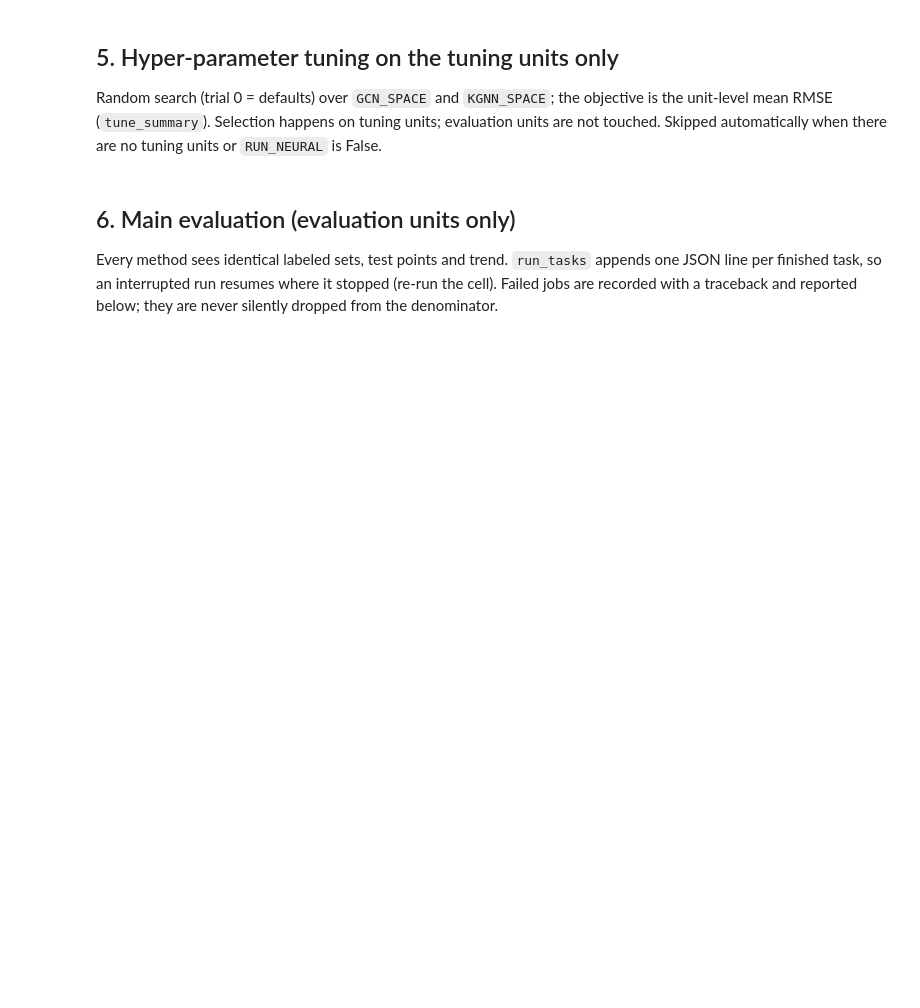
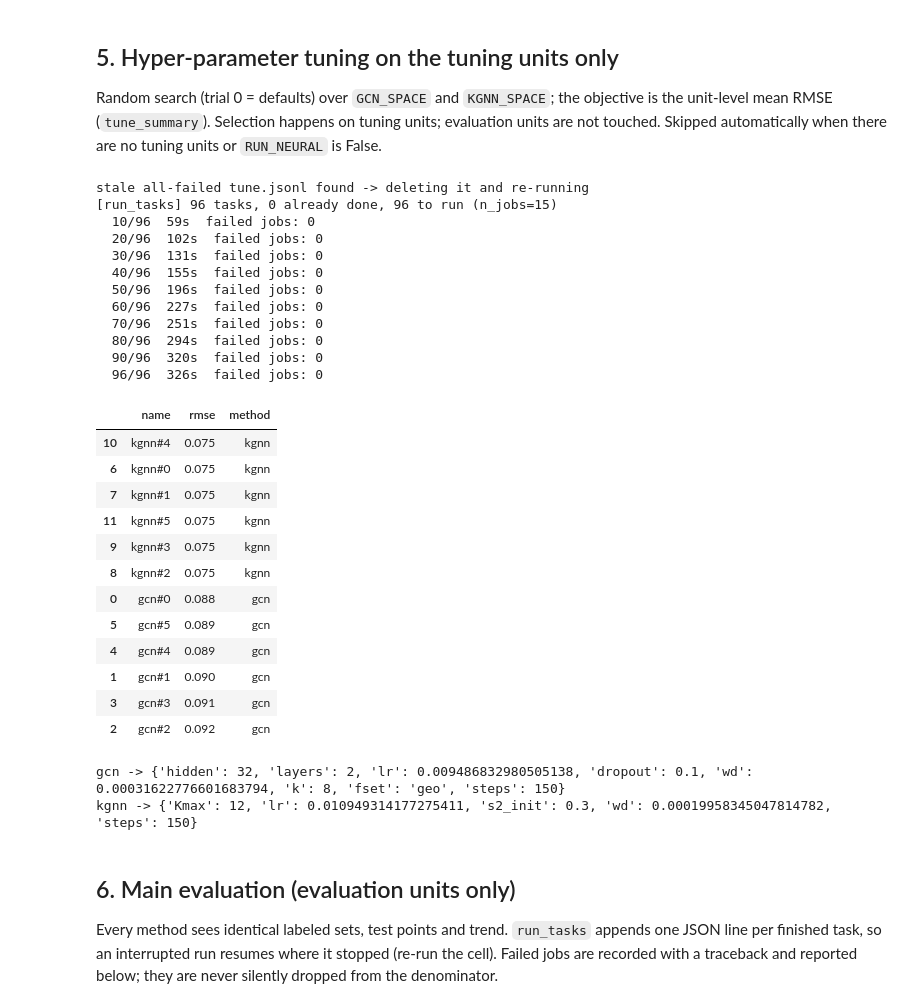
Before and after one commit to CompileArtisan/prism, a Jupyter notebook: radiomap_6g_sweep.ipynb, the cells around one changed output. Cells and saved outputs as stored; diff of their text form; code cells hidden in the pictures; blank space fills up the shorter version.

Commit message:
no leaky data but bad results

```diff
--- a/radiomap_6g_sweep.ipynb
+++ b/radiomap_6g_sweep.ipynb
@@ -193,26 +232,60 @@ Random search (trial 0 = defaults) over `GCN_SPACE` and `KGNN_SPACE`; the object
 # %%
 N_TRIALS, TUNE_REP = 6, 2
 BEST_HP = {"gcn": {}, "kgnn": {}}
 TUNE_PATH = os.path.join(CFG["cache_dir"], "tune.jsonl")
 
 if RUN_NEURAL and TUNE_UNITS:
     trials = {"gcn": rc.random_search_space(rc.GCN_SPACE, N_TRIALS, seed=1),
               "kgnn": rc.random_search_space(rc.KGNN_SPACE, N_TRIALS, seed=2)}
     jobs = [dict(name=f"{m}#{i}", method=m, hp=hp) for m, hs in trials.items() for i, hp in enumerate(hs)]
     tasks = rc.make_tasks(TUNE_UNITS, CFG["densities"], TUNE_REP, jobs, CFG, prefix="tune")
+    # a previous run in which every job failed would otherwise be treated as "already done" and skipped
+    _prev = rc.read_results(TUNE_PATH)
+    if len(_prev) and not (_prev.status == "ok").any():
+        print("stale all-failed tune.jsonl found -> deleting it and re-running"); os.remove(TUNE_PATH)
     rc.run_tasks(tasks, TUNE_PATH, n_jobs=N_JOBS)
     tdf = rc.read_results(TUNE_PATH)
+    if not (tdf.status == "ok").any():
+        raise RuntimeError("Every tuning job failed. Reason:\n" + str(tdf.err.iloc[0]))
     ts = rc.tune_summary(tdf)
     ts["method"] = ts["name"].str.split("#").str[0]
     overall = ts.groupby("name", as_index=False).rmse.mean()
     overall["method"] = overall["name"].str.split("#").str[0]
     display(overall.sort_values("rmse").round(3))
     for m in BEST_HP:
         best = overall[overall.method == m].sort_values("rmse").iloc[0]["name"]
         BEST_HP[m] = trials[m][int(best.split("#")[1])]
         print(m, "->", BEST_HP[m])
 else:
     print("Tuning skipped; neural methods use their built-in defaults.")
+# %% [output]
+stale all-failed tune.jsonl found -> deleting it and re-running
+[run_tasks] 96 tasks, 0 already done, 96 to run (n_jobs=15)
+  10/96  59s  failed jobs: 0
+  20/96  102s  failed jobs: 0
+  30/96  131s  failed jobs: 0
+  40/96  155s  failed jobs: 0
+  50/96  196s  failed jobs: 0
+  60/96  227s  failed jobs: 0
+  70/96  251s  failed jobs: 0
+  80/96  294s  failed jobs: 0
+  90/96  320s  failed jobs: 0
+  96/96  326s  failed jobs: 0
+|  | name | rmse | method |
+| 10 | kgnn#4 | 0.075 | kgnn |
+| 6 | kgnn#0 | 0.075 | kgnn |
+| 7 | kgnn#1 | 0.075 | kgnn |
+| 11 | kgnn#5 | 0.075 | kgnn |
+| 9 | kgnn#3 | 0.075 | kgnn |
+| 8 | kgnn#2 | 0.075 | kgnn |
+| 0 | gcn#0 | 0.088 | gcn |
+| 5 | gcn#5 | 0.089 | gcn |
+| 4 | gcn#4 | 0.089 | gcn |
+| 1 | gcn#1 | 0.090 | gcn |
+| 3 | gcn#3 | 0.091 | gcn |
+| 2 | gcn#2 | 0.092 | gcn |
+gcn -> {'hidden': 32, 'layers': 2, 'lr': 0.009486832980505138, 'dropout': 0.1, 'wd': 0.00031622776601683794, 'k': 8, 'fset': 'geo', 'steps': 150}
+kgnn -> {'Kmax': 12, 'lr': 0.010949314177275411, 's2_init': 0.3, 'wd': 0.00019958345047814782, 'steps': 150}
 # %% [markdown]
 ## 6. Main evaluation (evaluation units only)
 
```
Also changed, not shown: parts of 12 cells of this notebook, 2 other files.
